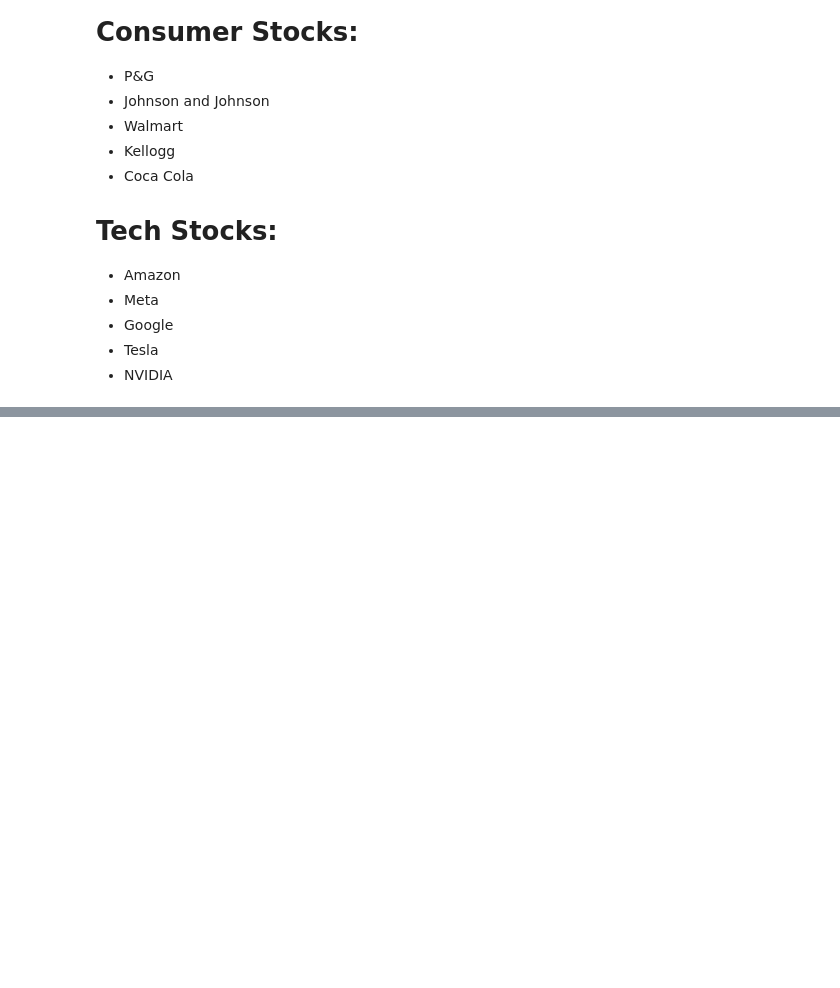
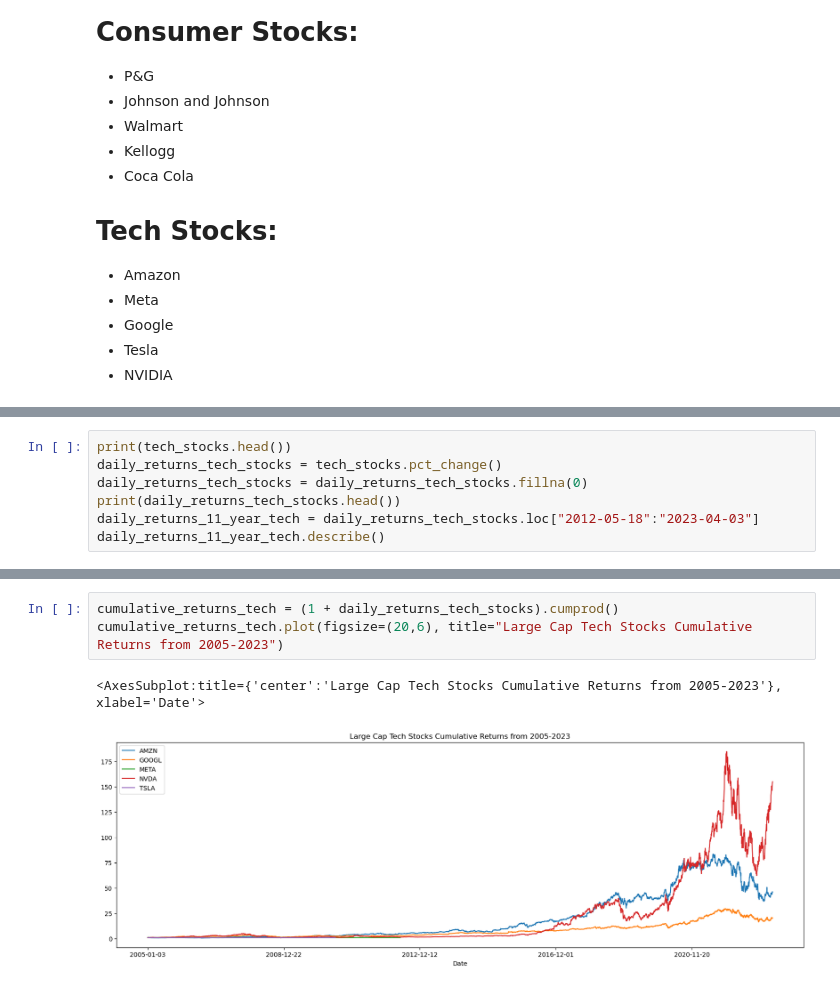
Before and after one commit to reiccv/Project_1_Portfolio_Analysis, a Jupyter notebook: Portfolio_Analysis_Tech_vs_Consumer.ipynb, the cells around one changed output, grey strips where cells are left out. Saved outputs shown, nothing was run; the diff lists cells and outputs as text; blank space fills up the shorter version.

```diff
--- a/Portfolio_Analysis_Tech_vs_Consumer.ipynb
+++ b/Portfolio_Analysis_Tech_vs_Consumer.ipynb
@@ -70,0 +78,7 @@ all_stocks
+# %%
+print(tech_stocks.head())
+daily_returns_tech_stocks = tech_stocks.pct_change()
+daily_returns_tech_stocks = daily_returns_tech_stocks.fillna(0)
+print(daily_returns_tech_stocks.head())
+daily_returns_11_year_tech = daily_returns_tech_stocks.loc["2012-05-18":"2023-04-03"]
+daily_returns_11_year_tech.describe()
@@ -70,0 +140,6 @@ all_stocks
+# %%
+cumulative_returns_tech = (1 + daily_returns_tech_stocks).cumprod()
+cumulative_returns_tech.plot(figsize=(20,6), title="Large Cap Tech Stocks Cumulative Returns from 2005-2023")
+# %% [output]
+<AxesSubplot:title={'center':'Large Cap Tech Stocks Cumulative Returns from 2005-2023'}, xlabel='Date'>
+[figure, added]
```
Also changed, not shown: parts of 12 cells of this notebook.
